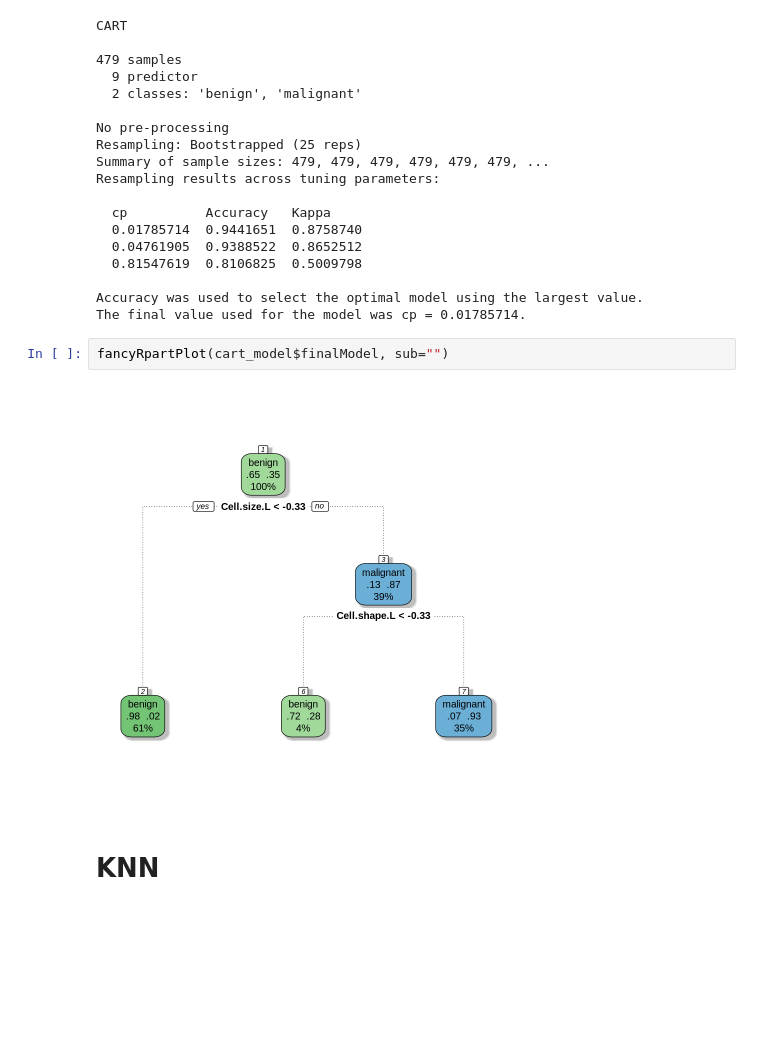
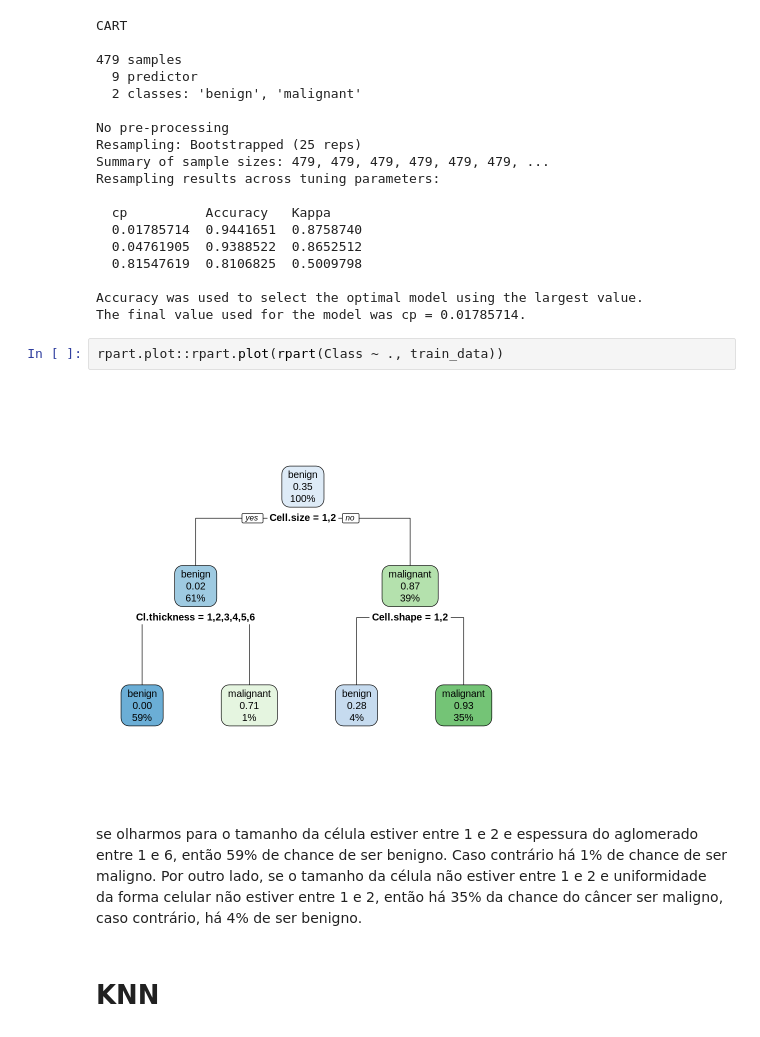
Before and after one commit to barbosa-loha/Estatistica, a Jupyter notebook: Classificação.ipynb, the cells around one changed output. Cells and saved outputs as stored; diff of their text form; blank space fills up the shorter version.

```diff
--- a/Classificação.ipynb
+++ b/Classificação.ipynb
@@ -202,10 +202,12 @@ Resampling results across tuning parameters:
 
 Accuracy was used to select the optimal model using the largest value.
 The final value used for the model was cp = 0.01785714.
-# %%
-fancyRpartPlot(cart_model$finalModel, sub="")
-# %% [output]
-[figure, removed]
+# %%
+rpart.plot::rpart.plot(rpart(Class ~ ., train_data))
+# %% [output]
+[figure, added]
+# %% [markdown]
+se olharmos para o tamanho da célula estiver entre 1 e 2 e espessura do aglomerado entre 1 e 6, então 59% de chance de ser benigno. Caso contrário há 1% de chance de ser maligno. Por outro lado, se o tamanho da célula não estiver entre 1 e 2 e uniformidade da forma celular não estiver entre 1 e 2, então há 35% da chance do câncer ser maligno, caso contrário, há 4% de ser benigno.
 # %% [markdown]
 # KNN
 # %%
```
